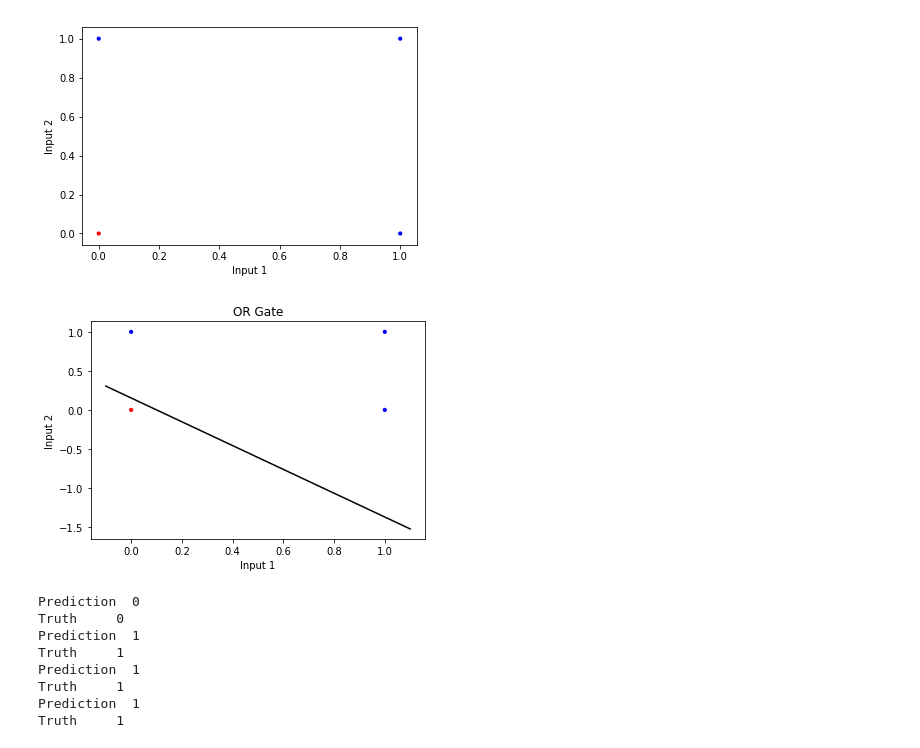
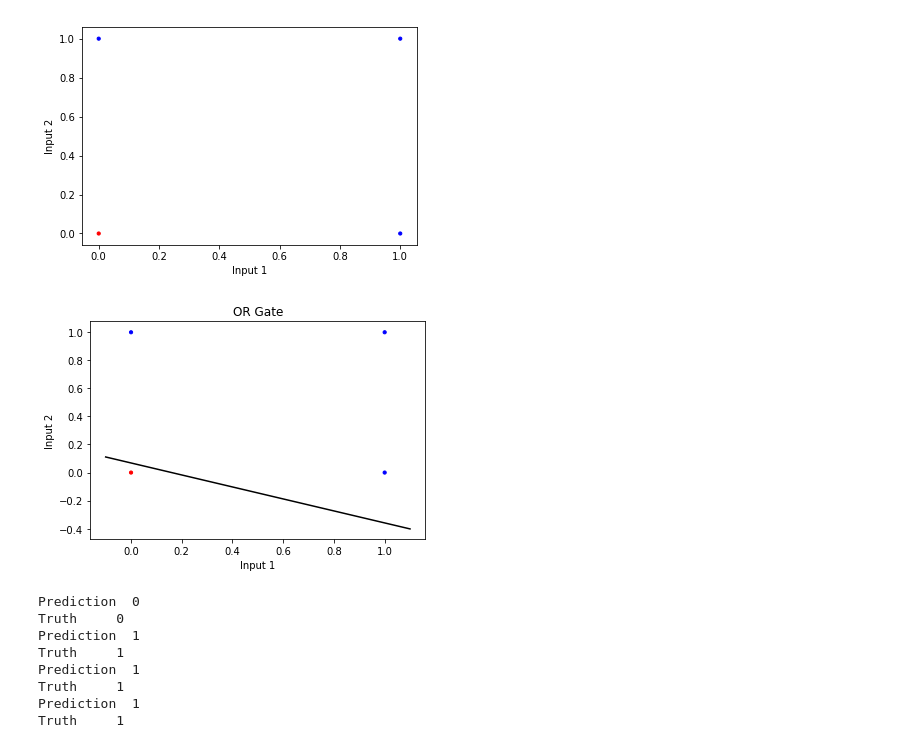
Before and after one commit to Demirrr/Demirrr.github.io, a Jupyter notebook: posts/ML/posts/Perceptron/Perceptron_from_scratch.ipynb, the cells around one changed output. Drawn from its saved outputs; the diff is of its cells as text; code cells hidden in the pictures.

```diff
--- a/posts/ML/posts/Perceptron/Perceptron_from_scratch.ipynb
+++ b/posts/ML/posts/Perceptron/Perceptron_from_scratch.ipynb
@@ -180,11 +180,11 @@ displayDatapoints(OR_Gate_Input, OR_Gate_Output)
 # %% [output]
 [figure]
 # %%
-
+p = Perceptron()
 p.train(OR_Gate_Input, OR_Gate_Output)
 Test(p, OR_Gate_Input, OR_Gate_Output,"OR Gate")
 # %% [output]
-[figure, old version]
+[figure, new version]
 Prediction  0
 Truth     0
 Prediction  1
```
Also changed, not shown: parts of 11 cells of this notebook.
